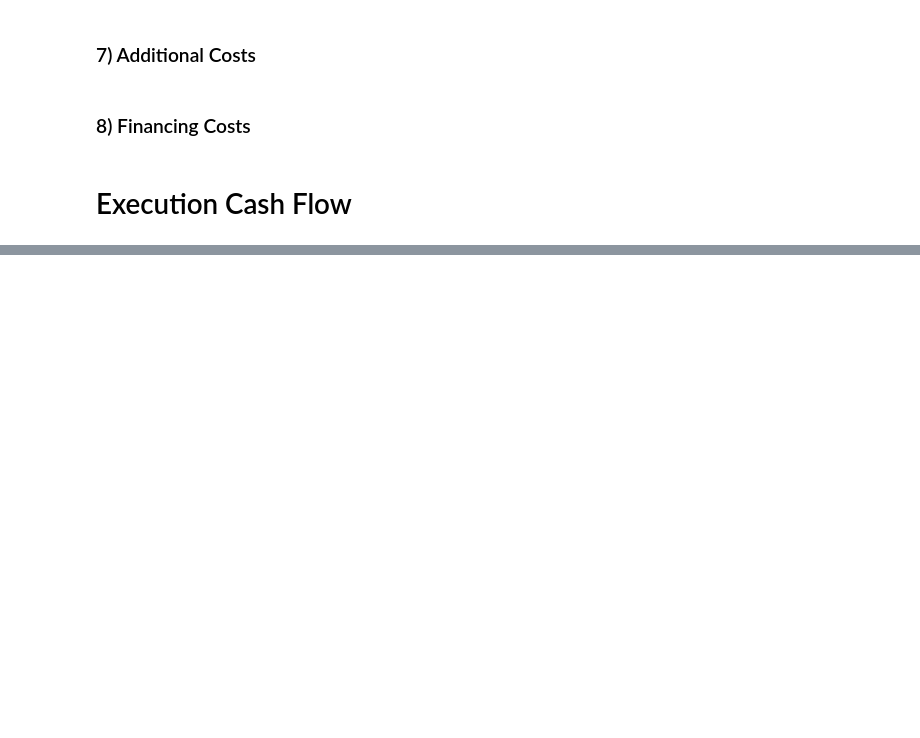
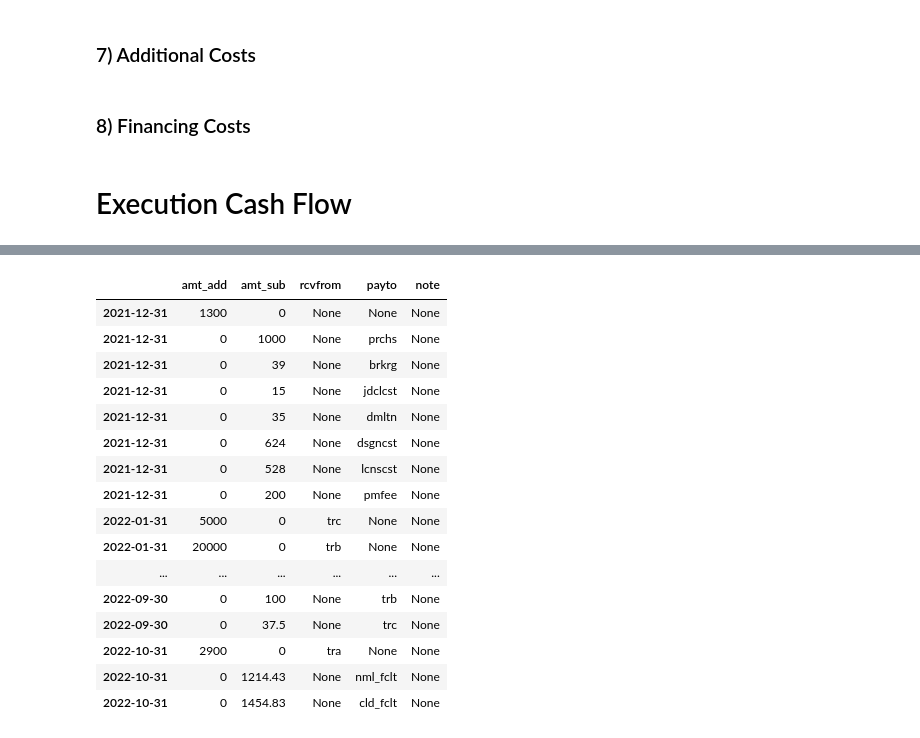
Before and after one commit to kphong16/Financial_Model-CashFlow3, a Jupyter notebook: Case2_CF_modeling2.ipynb, the cells around one changed output, grey strips where cells are left out. Drawn from its saved outputs; the diff is of its cells as text; code cells hidden in the pictures; blank space fills up the shorter version.

```diff
--- a/Case2_CF_modeling2.ipynb
+++ b/Case2_CF_modeling2.ipynb
@@ -398,0 +399,20 @@ R(acc.oprtg.df)
+# %%
+acc.oprtg.jnl.head(100)
+# %% [output]
+|  | amt_add | amt_sub | rcvfrom | payto | note |
+| 2021-12-31 | 1300 | 0 | None | None | None |
+| 2021-12-31 | 0 | 1000 | None | prchs | None |
+| 2021-12-31 | 0 | 39 | None | brkrg | None |
+| 2021-12-31 | 0 | 15 | None | jdclcst | None |
+| 2021-12-31 | 0 | 35 | None | dmltn | None |
+| 2021-12-31 | 0 | 624 | None | dsgncst | None |
+| 2021-12-31 | 0 | 528 | None | lcnscst | None |
+| 2021-12-31 | 0 | 200 | None | pmfee | None |
+| 2022-01-31 | 5000 | 0 | trc | None | None |
+| 2022-01-31 | 20000 | 0 | trb | None | None |
+| ... | ... | ... | ... | ... | ... |
+| 2022-09-30 | 0 | 100 | None | trb | None |
+| 2022-09-30 | 0 | 37.5 | None | trc | None |
+| 2022-10-31 | 2900 | 0 | tra | None | None |
+| 2022-10-31 | 0 | 1214.43 | None | nml_fclt | None |
+| 2022-10-31 | 0 | 1454.83 | None | cld_fclt | None |
```
Also changed, not shown: parts of 2 cells of this notebook, 3 other files.
